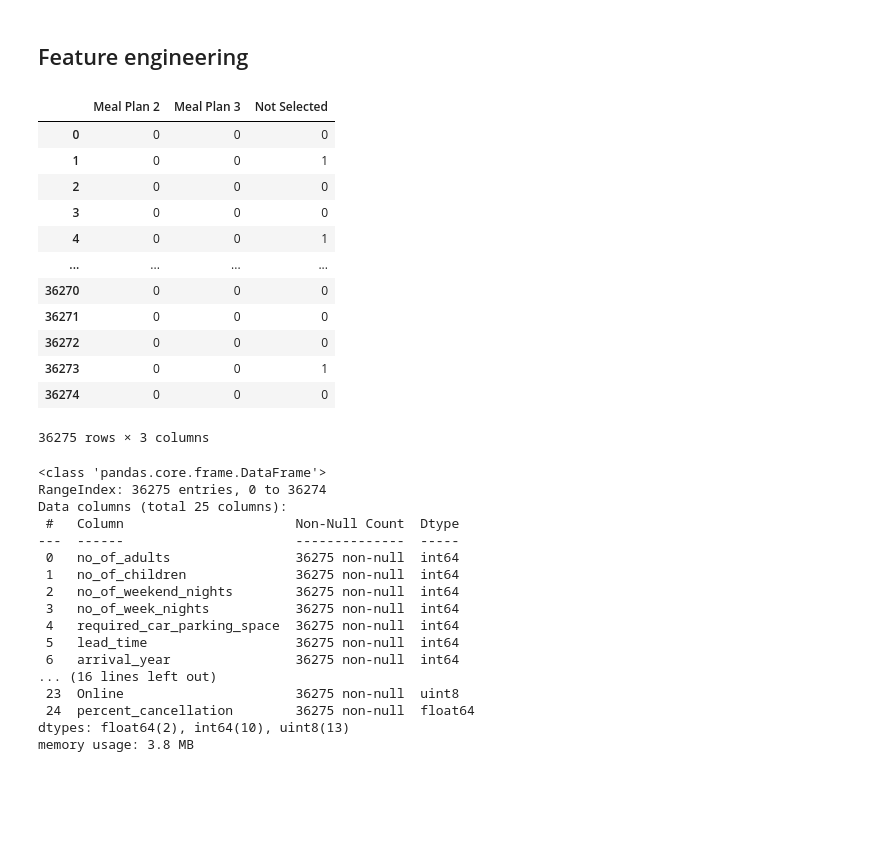
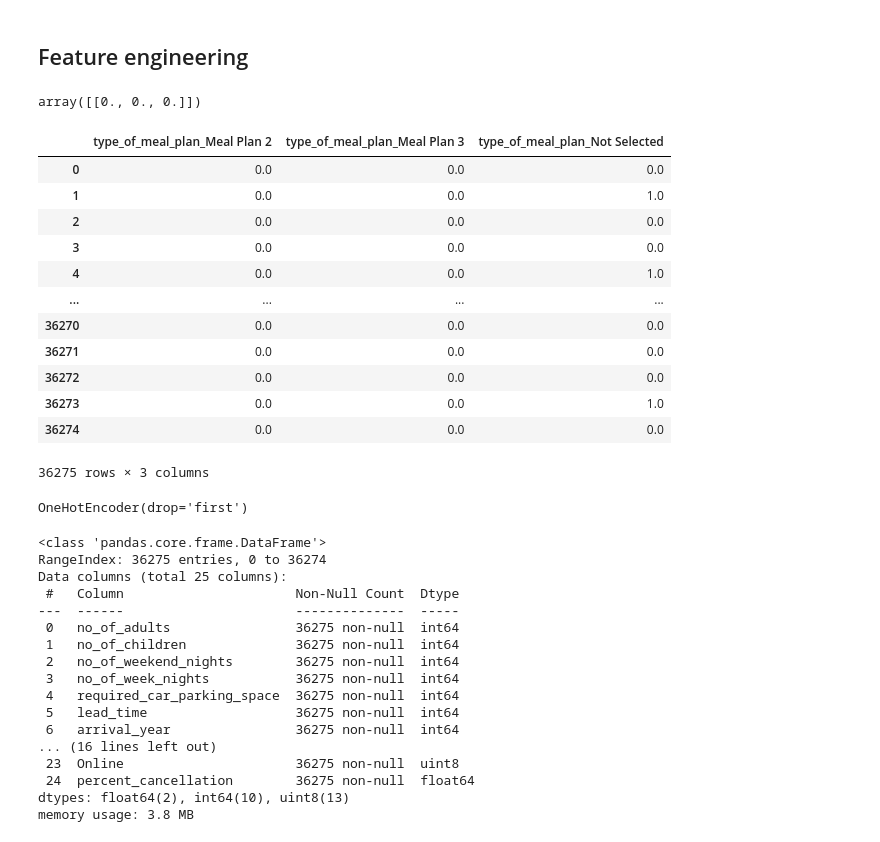
Before and after one commit to meiyun1995/simple-nn-classification, a Jupyter notebook: EDA_hotel_reservation.ipynb, the cells around one changed output. Drawn from its saved outputs; the diff is of its cells as text; code cells hidden in the pictures; blank space fills up the shorter version.

```diff
--- a/EDA_hotel_reservation.ipynb
+++ b/EDA_hotel_reservation.ipynb
@@ -127,0 +118,11 @@ from sklearn.
+# %%
+enc = OneHotEncoder(drop='first')
+enc.fit(df_drop[['type_of_meal_plan']])
+transformed = enc.transform(df_drop[['type_of_meal_plan']]).toarray()
+transformed
+#Create a Pandas DataFrame of the hot encoded column
+type_of_meal = pd.DataFrame(transformed, columns=enc.get_feature_names_out())
+#concat with original data
+
+with open("encoder_type_of_meal", "wb") as f:
+    pickle.dump(enc, f)
@@ -128,24 +151,27 @@ from sklearn.
 # %%
-type_of_meal = pd.get_dummies(df_drop['type_of_meal_plan'], drop_first=True)
-room_type = pd.get_dummies(df_drop['room_type_reserved'], drop_first=True)
-market_segment = pd.get_dummies(df_drop['market_segment_type'], drop_first=True)
-
 df_drop.drop(['type_of_meal_plan', 'room_type_reserved', 'market_segment_type'], axis=1, inplace=True)
 df_cleaned = pd.concat([df_drop, type_of_meal, room_type, market_segment], axis=1)
-# %%
-encoding = type_of_meal.reindex(columns=type_of_meal.columns, fill_value = 0)
-encoding
-# %% [output]
-|  | Meal Plan 2 | Meal Plan 3 | Not Selected |
-| 0 | 0 | 0 | 0 |
-| 1 | 0 | 0 | 1 |
-| 2 | 0 | 0 | 0 |
-| 3 | 0 | 0 | 0 |
-| 4 | 0 | 0 | 1 |
-| ... | ... | ... | ... |
-| 36270 | 0 | 0 | 0 |
-| 36271 | 0 | 0 | 0 |
-| 36272 | 0 | 0 | 0 |
-| 36273 | 0 | 0 | 1 |
-| 36274 | 0 | 0 | 0 |
-36275 rows × 3 columns
+# %%
+enc.transform(df_dummy[['type_of_meal_plan']]).toarray()
+# %% [output]
+array([[0., 0., 0.]])
+# %%
+type_of_meal
+# %% [output]
+|  | type_of_meal_plan_Meal Plan 2 | type_of_meal_plan_Meal Plan 3 | type_of_meal_plan_Not Selected |
+| 0 | 0.0 | 0.0 | 0.0 |
+| 1 | 0.0 | 0.0 | 1.0 |
+| 2 | 0.0 | 0.0 | 0.0 |
+| 3 | 0.0 | 0.0 | 0.0 |
+| 4 | 0.0 | 0.0 | 1.0 |
+| ... | ... | ... | ... |
+| 36270 | 0.0 | 0.0 | 0.0 |
+| 36271 | 0.0 | 0.0 | 0.0 |
+| 36272 | 0.0 | 0.0 | 0.0 |
+| 36273 | 0.0 | 0.0 | 1.0 |
+| 36274 | 0.0 | 0.0 | 0.0 |
+36275 rows × 3 columns
+# %%
+enc.set_output(transform='pandas')
+# %% [output]
+OneHotEncoder(drop='first')
```
Also changed, not shown: parts of 14 cells of this notebook.
